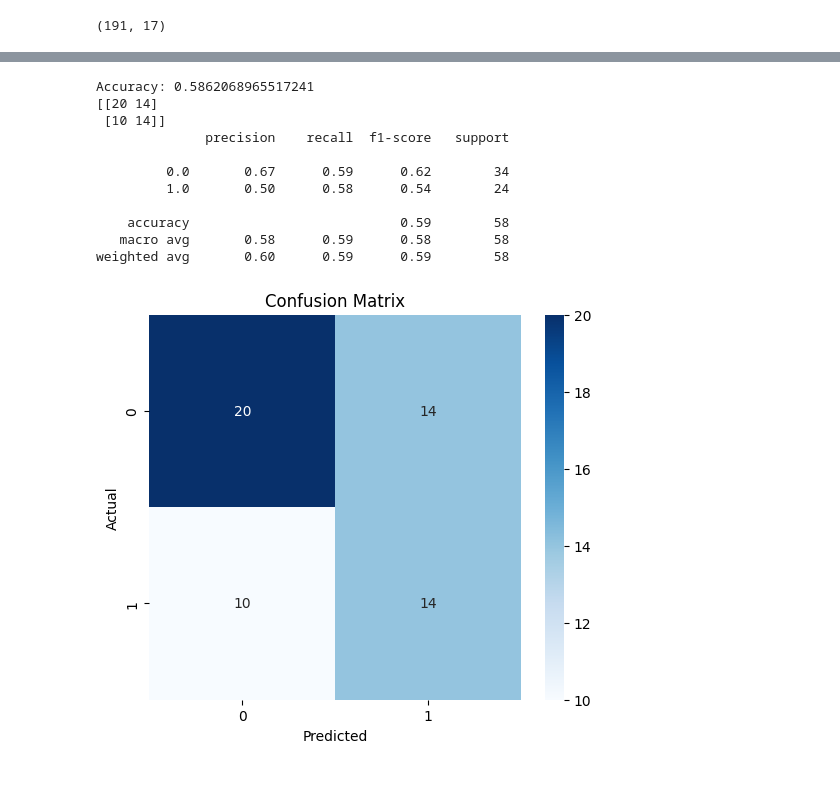
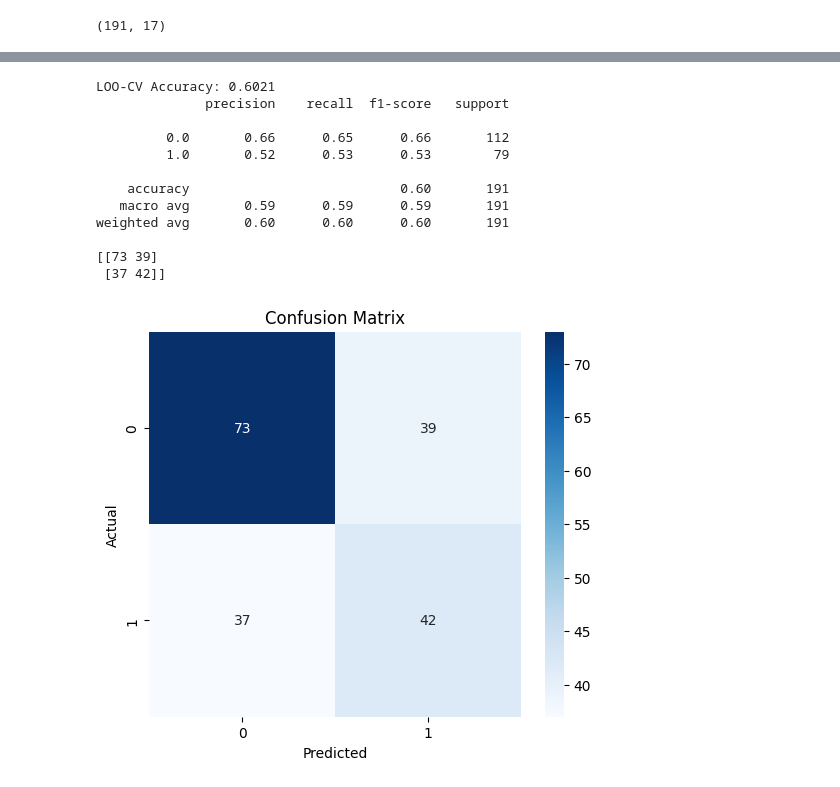
Before and after one commit to greenbear26/RAMM-Project, a Jupyter notebook: ml-src/party_predict.ipynb, the cells around one changed output, grey strips where cells are left out. Drawn from its saved outputs; the diff is of its cells as text; code cells hidden in the pictures.

Commit message:
Improved model more

```diff
--- a/ml-src/party_predict.ipynb
+++ b/ml-src/party_predict.ipynb
@@ -170,14 +180,6 @@ if 'family_name' in X.columns:
 X = pd.get_dummies(X, columns=columns_to_dummy, drop_first=True)
 print(X.columns)
 
-# Train test split
-X_train, X_test, y_train, y_test = train_test_split(X, y, test_size=0.3, random_state=42)
-
-# Scale features
-scaler = StandardScaler()
-X_train_scaled = scaler.fit_transform(X_train)
-X_test_scaled = scaler.transform(X_test)
-
 # Check which rows have NAN values
 nan_rows = np.isnan(X_train_scaled).any(axis=1)
 print(f'Number of rows with NAN values: {nan_rows.sum()}')
@@ -200,37 +202,54 @@ Index(['populist', 'populist_bl', 'farright', 'farright_bl', 'farleft',
 Number of rows with NAN values: 0
 []
 # %%
-# Run logistic regression
-model = SGDClassifier(loss='log_loss',max_iter=1000, random_state=42, fit_intercept = False, alpha = .01, shuffle = False)
+# LOO-CV training
+y_pred_all = []
 
-model.fit(X_train_scaled, y_train)
+for i in range(len(X)):
+    X_train = np.delete(X.values, i, axis=0)
+    y_train = np.delete(y.values, i, axis=0)
+    X_test = X.values[i].reshape(1, -1)
+    y_test = y.values[i]
 
-# Evaluate model
-y_pred = model.predict(X_test_scaled)
+    # Scale features
+    scaler = StandardScaler()
+    X_train_scaled = scaler.fit_transform(X_train)
+    X_test_scaled = scaler.transform(X_test)
 
-acc = accuracy_score(y_test, y_pred)
-print("Accuracy:", acc)
-print(confusion_matrix(y_test, y_pred))
-print(classification_report(y_test, y_pred))
+    model = SGDClassifier(loss='log_loss',max_iter=1000, random_state=42, fit_intercept = False, alpha = .01, shuffle = False)
+    model.fit(X_train_scaled, y_train)
+
+    # Evaluate model
+    y_pred = model.predict(X_test_scaled)
+
+    y_pred_all.append(y_pred[0])
+
+
+# Evaluate overall performance
+accuracy = accuracy_score(y, y_pred_all)
+print(f'LOO-CV Accuracy: {accuracy:.4f}')
+print(classification_report(y, y_pred_all))
+print(confusion_matrix(y, y_pred_all))
 # %% [output]
-Accuracy: 0.5862068965517241
-[[20 14]
- [10 14]]
+LOO-CV Accuracy: 0.6021
               precision    recall  f1-score   support
 
-         0.0       0.67      0.59      0.62        34
-         1.0       0.50      0.58      0.54        24
+         0.0       0.66      0.65      0.66       112
+         1.0       0.52      0.53      0.53        79
 
-    accuracy                           0.59        58
-   macro avg       0.58      0.59      0.58        58
-weighted avg       0.60      0.59      0.59        58
+    accuracy                           0.60       191
+   macro avg       0.59      0.59      0.59       191
+weighted avg       0.60      0.60      0.60       191
+
+[[73 39]
+ [37 42]]
 # %%
 # Plot confusion matrix
 plt.figure(figsize=(6, 5))
-sns.heatmap(confusion_matrix(y_test, y_pred), annot=True, fmt='d', cmap='Blues')
+sns.heatmap(confusion_matrix(y, y_pred_all), annot=True, fmt='d', cmap='Blues')
 plt.xlabel('Predicted')
 plt.ylabel('Actual')
 plt.title('Confusion Matrix')
 plt.show()
 # %% [output]
-[figure, old version]
+[figure, new version]
```
Also changed, not shown: parts of 4 cells of this notebook.
